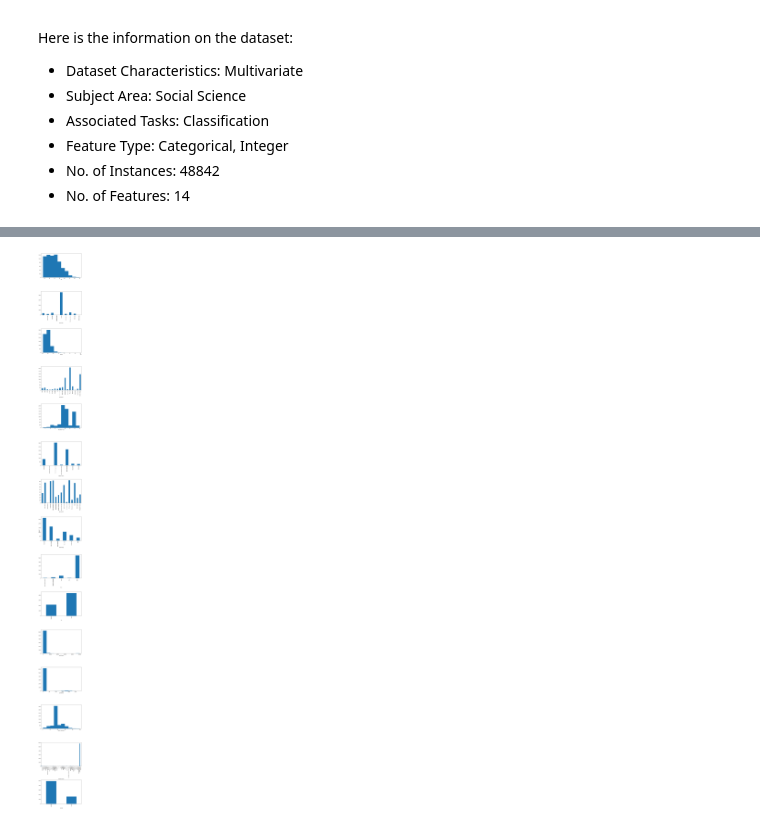
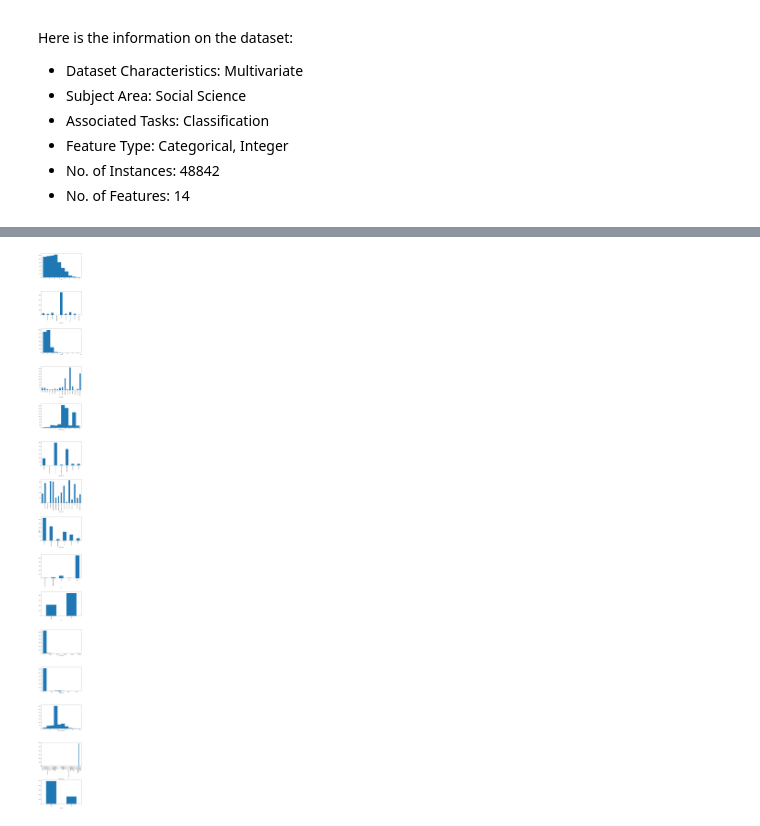
Before and after one commit to suvoganguli/FinalProject, a Jupyter notebook: InitialAnalysis.ipynb, the cells around one changed output, grey strips where cells are left out. Saved outputs shown, nothing was run; the diff lists cells and outputs as text; code cells hidden in the pictures.

```diff
--- a/InitialAnalysis.ipynb
+++ b/InitialAnalysis.ipynb
@@ -21,6 +21,8 @@ import matplotlib.pyplot as plt
 import random
 import numpy as np
 import seaborn as sns
+from sklearn.model_selection import train_test_split
+from scipy import stats
 
 # columns of interest
 column_names = [
@@ -45,7 +47,7 @@ column_names = [
 df = pd.read_csv('adult/adult.data', names=column_names)
 
 # get smaller chunk of data if desired
-do_split = True
+do_split = False
 if do_split:
     df_shuffled = df.sample(frac=1,random_state = 51)
     result = np.array_split(df_shuffled, 50)
@@ -54,3 +56,15 @@ if do_split:
     data.index = range(0,n)
 else:
     data = df
+# %%
+# data cleanup
+
+# replace missing values
+data.replace("?", np.NaN, inplace=True)
+
+# data preprocessing
+# drop rows with missing values
+data.dropna(inplace=True)
+
+# data shape
+print(data.shape)
@@ -90,25 +106,25 @@ test.head()
 # %%
 # Plotting function for discrete variables
 
 import math
 
 def discrete_plots(df, columns, num_cols):
     n_plots = len(columns)
     n_cols = num_cols
     n_rows = int(math.ceil(n_plots/n_cols))
     gs = gridspec.GridSpec(n_rows, n_cols)
     fig = plt.figure(figsize=(8,100))
     for i in range(n_plots):
         ax = fig.add_subplot(gs[i])
         if df.dtypes[columns[i]] != 'int64':
             df[columns[i]].value_counts().sort_index().plot(kind='bar', ax=ax)
         else:
             df[columns[i]].hist(ax=ax, grid=False)
         ax.set_xlabel(columns[i])
     fig.tight_layout()
     fig.supylabel('Count')
     plt.show()
 
-discrete_plots(test_data,column_names,1)
+discrete_plots(test,column_names,1)
 # %% [output]
-[figure, old version]
+[figure, new version]
```
Also changed, not shown: parts of 13 cells of this notebook, 1 other file.
